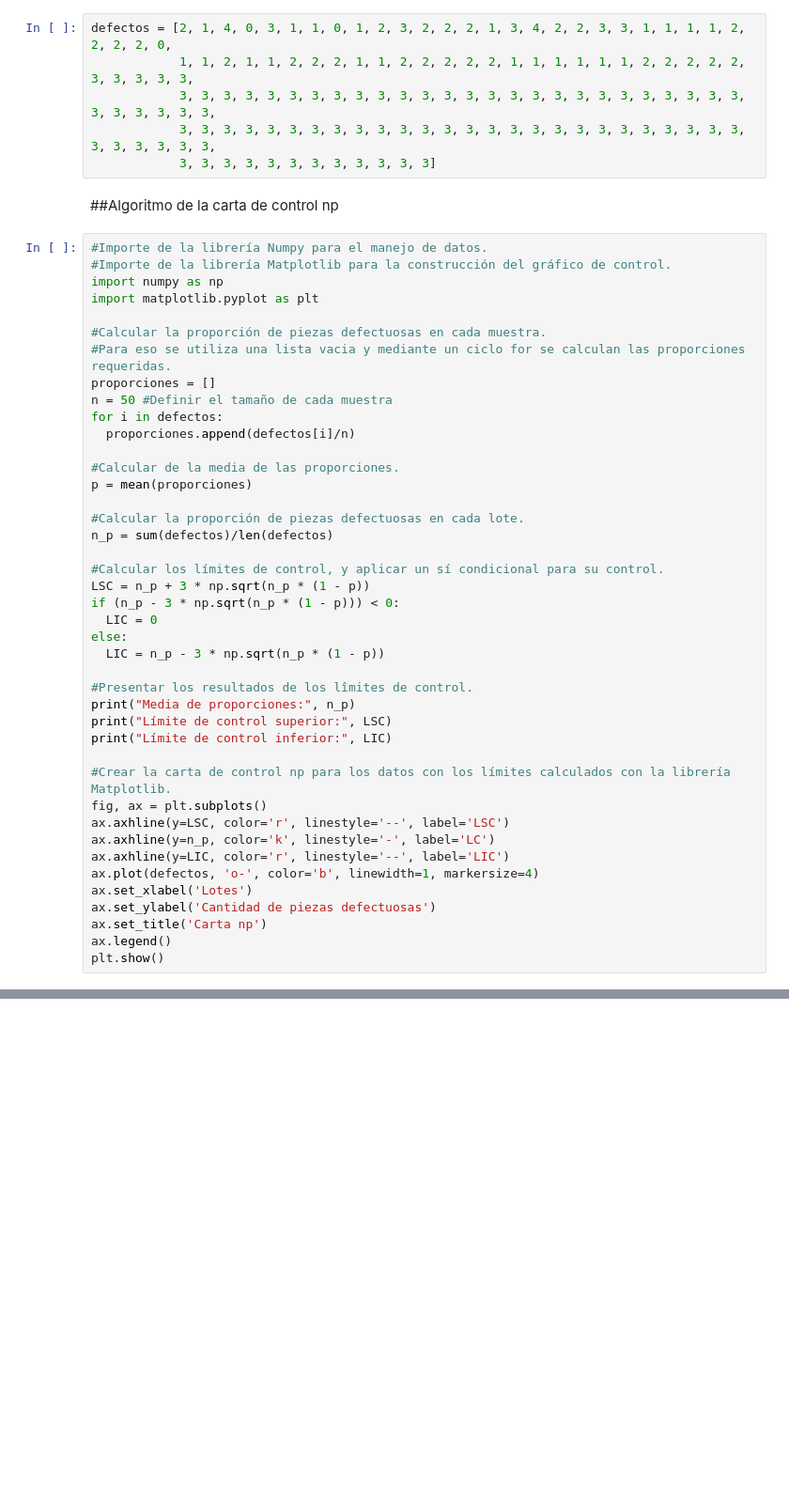
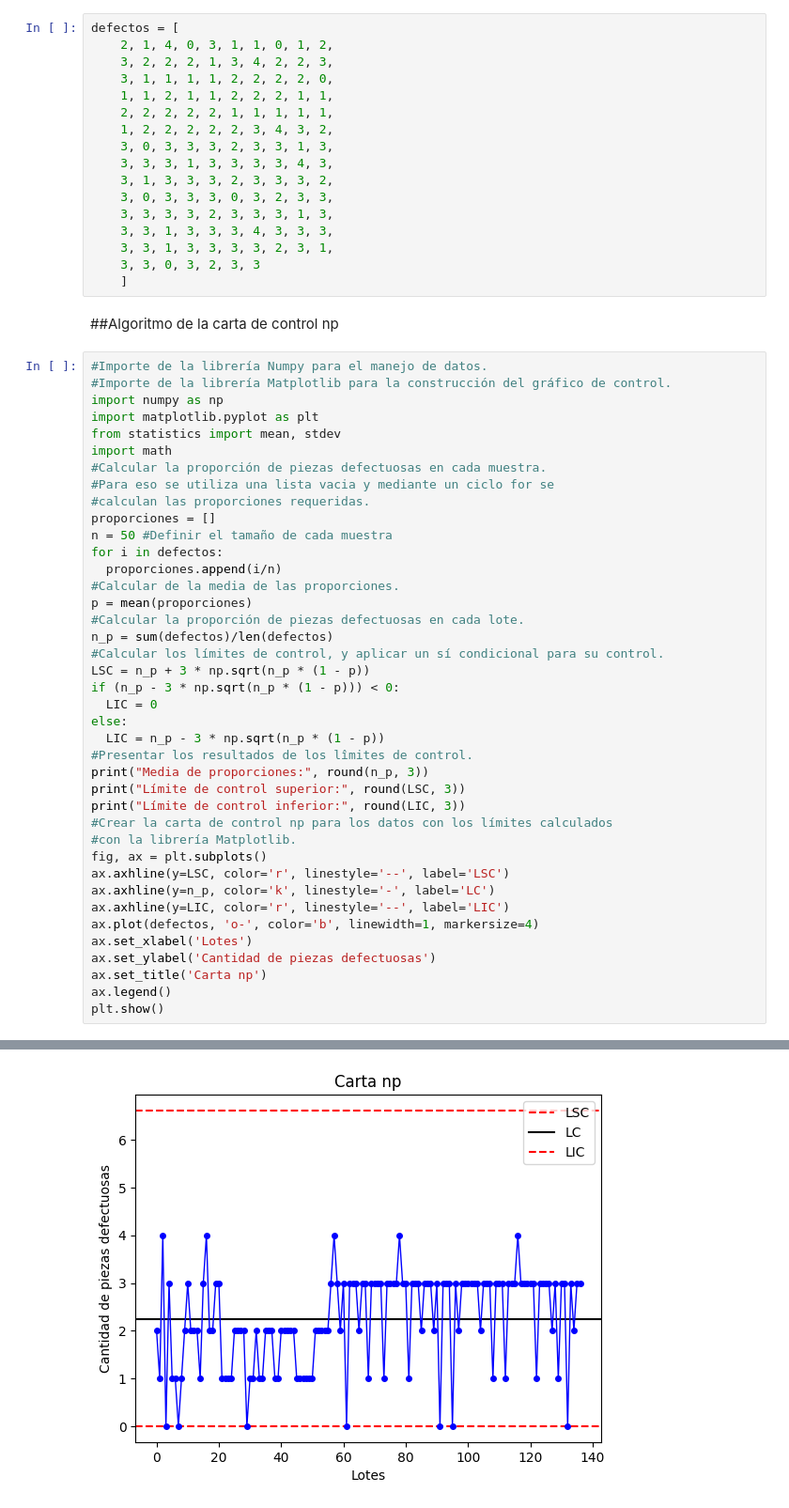
Before and after one commit to datawithjulianuribe/Libro_Programando_CEP, a Jupyter notebook: Cap4_Carta_np.ipynb, the cells around one changed output, grey strips where cells are left out. Shown at 94% size. Saved outputs shown, nothing was run; the diff lists cells and outputs as text; blank space fills up the shorter version.

```diff
--- a/Cap4_Carta_np.ipynb
+++ b/Cap4_Carta_np.ipynb
@@ -3,11 +3,22 @@
 # %% [markdown]
 ##Datos de prueba
 # %%
-defectos = [2, 1, 4, 0, 3, 1, 1, 0, 1, 2, 3, 2, 2, 2, 1, 3, 4, 2, 2, 3, 3, 1, 1, 1, 1, 2, 2, 2, 2, 0,
-            1, 1, 2, 1, 1, 2, 2, 2, 1, 1, 2, 2, 2, 2, 2, 1, 1, 1, 1, 1, 1, 2, 2, 2, 2, 2, 3, 3, 3, 3, 3,
-            3, 3, 3, 3, 3, 3, 3, 3, 3, 3, 3, 3, 3, 3, 3, 3, 3, 3, 3, 3, 3, 3, 3, 3, 3, 3, 3, 3, 3, 3, 3, 3,
-            3, 3, 3, 3, 3, 3, 3, 3, 3, 3, 3, 3, 3, 3, 3, 3, 3, 3, 3, 3, 3, 3, 3, 3, 3, 3, 3, 3, 3, 3, 3, 3,
-            3, 3, 3, 3, 3, 3, 3, 3, 3, 3, 3, 3]
+defectos = [
+    2, 1, 4, 0, 3, 1, 1, 0, 1, 2,
+    3, 2, 2, 2, 1, 3, 4, 2, 2, 3,
+    3, 1, 1, 1, 1, 2, 2, 2, 2, 0,
+    1, 1, 2, 1, 1, 2, 2, 2, 1, 1,
+    2, 2, 2, 2, 2, 1, 1, 1, 1, 1,
+    1, 2, 2, 2, 2, 2, 3, 4, 3, 2,
+    3, 0, 3, 3, 3, 2, 3, 3, 1, 3,
+    3, 3, 3, 1, 3, 3, 3, 3, 4, 3,
+    3, 1, 3, 3, 3, 2, 3, 3, 3, 2,
+    3, 0, 3, 3, 3, 0, 3, 2, 3, 3,
+    3, 3, 3, 3, 2, 3, 3, 3, 1, 3,
+    3, 3, 1, 3, 3, 3, 4, 3, 3, 3,
+    3, 3, 1, 3, 3, 3, 3, 2, 3, 1,
+    3, 3, 0, 3, 2, 3, 3
+    ]
 # %% [markdown]
 ##Algoritmo de la carta de control np
 # %%
@@ -15,33 +26,31 @@ defectos = [2, 1, 4, 0, 3, 1, 1, 0, 1, 2, 3, 2, 2, 2, 1, 3, 4, 2, 2, 3, 3, 1, 1,
 #Importe de la librería Matplotlib para la construcción del gráfico de control.
 import numpy as np
 import matplotlib.pyplot as plt
-
+from statistics import mean, stdev
+import math
 #Calcular la proporción de piezas defectuosas en cada muestra.
-#Para eso se utiliza una lista vacia y mediante un ciclo for se calculan las proporciones requeridas.
+#Para eso se utiliza una lista vacia y mediante un ciclo for se
+#calculan las proporciones requeridas.
 proporciones = []
 n = 50 #Definir el tamaño de cada muestra
 for i in defectos:
-  proporciones.append(defectos[i]/n)
-
+  proporciones.append(i/n)
 #Calcular de la media de las proporciones.
 p = mean(proporciones)
-
 #Calcular la proporción de piezas defectuosas en cada lote.
 n_p = sum(defectos)/len(defectos)
-
 #Calcular los límites de control, y aplicar un sí condicional para su control.
 LSC = n_p + 3 * np.sqrt(n_p * (1 - p))
 if (n_p - 3 * np.sqrt(n_p * (1 - p))) < 0:
   LIC = 0
 else:
   LIC = n_p - 3 * np.sqrt(n_p * (1 - p))
-
 #Presentar los resultados de los lîmites de control.
-print("Media de proporciones:", n_p)
-print("Límite de control superior:", LSC)
-print("Límite de control inferior:", LIC)
-
-#Crear la carta de control np para los datos con los límites calculados con la librería Matplotlib.
+print("Media de proporciones:", round(n_p, 3))
+print("Límite de control superior:", round(LSC, 3))
+print("Límite de control inferior:", round(LIC, 3))
+#Crear la carta de control np para los datos con los límites calculados
+#con la librería Matplotlib.
 fig, ax = plt.subplots()
 ax.axhline(y=LSC, color='r', linestyle='--', label='LSC')
 ax.axhline(y=n_p, color='k', linestyle='-', label='LC')
@@ -52,3 +61,4 @@ ax.set_ylabel('Cantidad de piezas defectuosas')
 ax.set_title('Carta np')
 ax.legend()
 plt.show()
+# %% [output]
@@ -54,0 +68 @@ plt.show()
+[figure, added]
```
Also changed, not shown: parts of 1 cell of this notebook, 3 other files.
